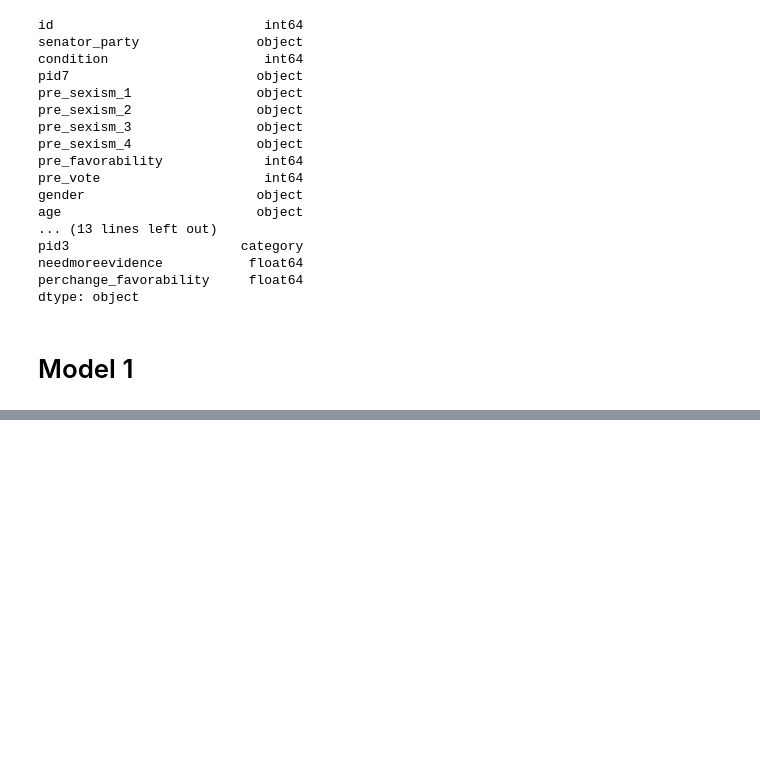
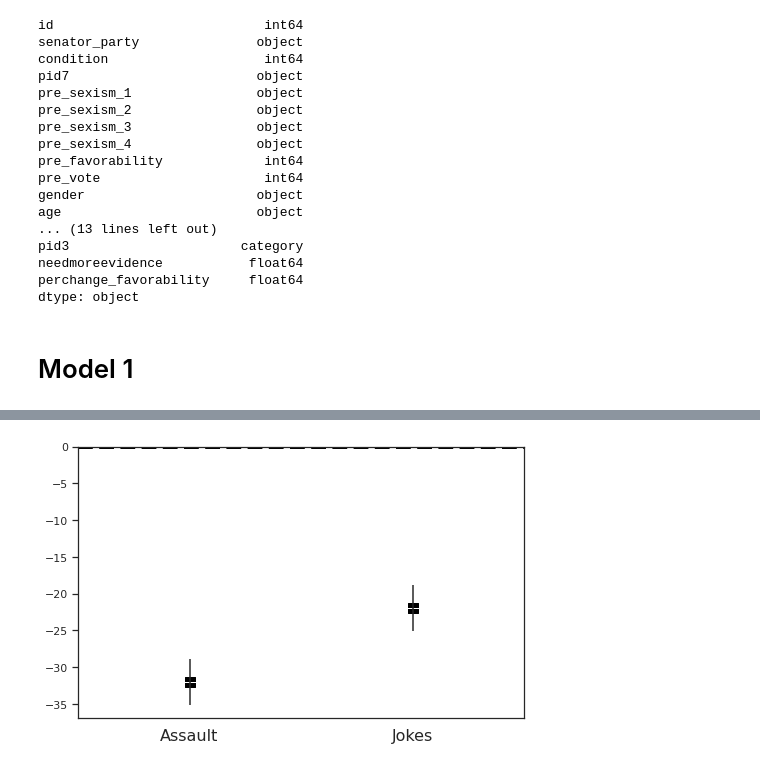
Before and after one commit to mattcingram/rep1_python, a Jupyter notebook: code/rep1_python.ipynb, the cells around one changed output, grey strips where cells are left out. Saved outputs shown, nothing was run; the diff lists cells and outputs as text; code cells hidden in the pictures; blank space fills up the shorter version.

```diff
--- a/code/rep1_python.ipynb
+++ b/code/rep1_python.ipynb
@@ -605,0 +699,18 @@ model.sexism = sns.lmplot(x="condition2", y="perchange_favorability", hue="pre_s
+# %%
+#plot
+fig, ax = plt.subplots(figsize=(8, 5))
+coef_df.plot(x='varname', y='coef', kind='bar',
+             ax=ax, color='none',
+             yerr='err', legend=False)
+ax.set_ylabel('')
+ax.set_xlabel('')
+ax.scatter(x=np.arange(coef_df.shape[0]),
+           marker='s', s=120,
+           y=coef_df['coef'], color='black')
+ax.axhline(y=0, linestyle='--', color='black', linewidth=4)
+ax.xaxis.set_ticks_position('none')
+_ = ax.set_xticklabels(['Assault', 'Jokes'#, 'Edu.', 'Catholic', 'Infant Mort.'
+                       ],
+                       rotation=0, fontsize=16)
+# %% [output]
+[figure, added]
```
Also changed, not shown: parts of 13 cells of this notebook.
